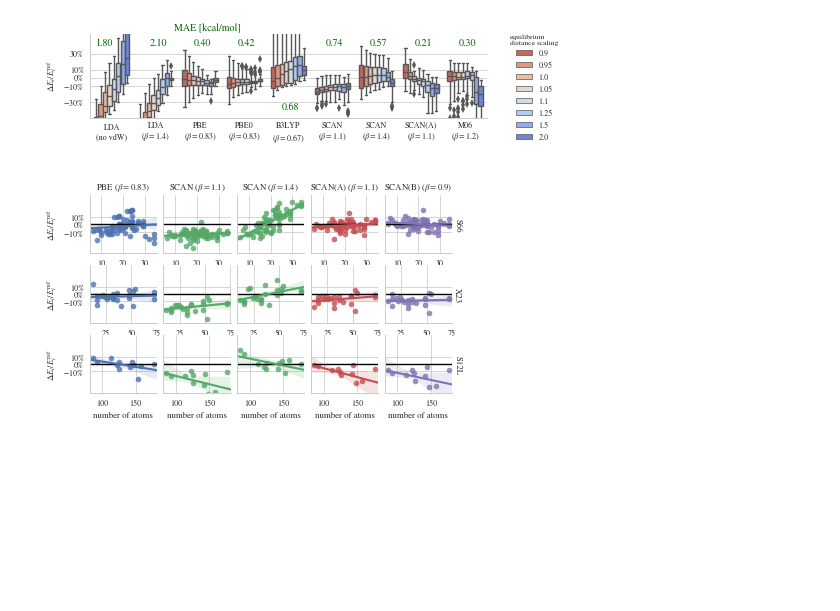
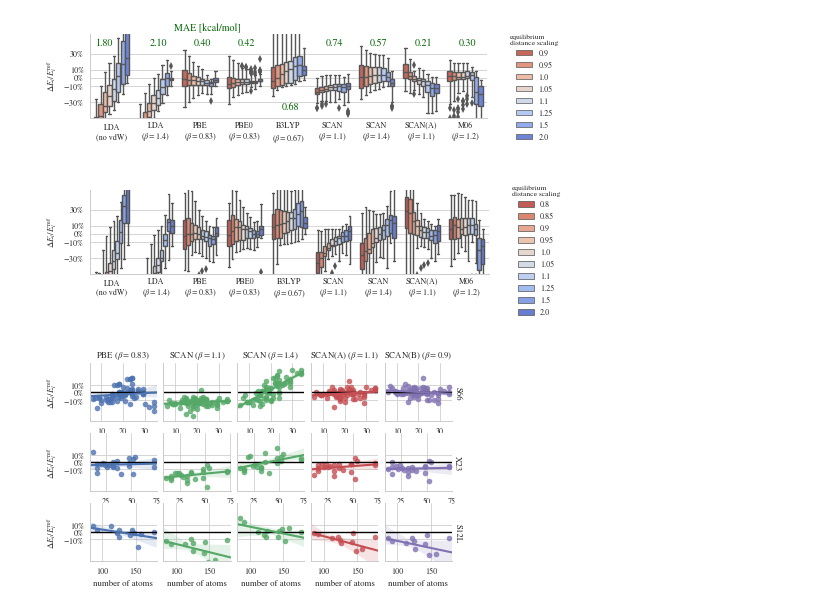
Before and after one commit to azag0/dft-vdw-range, a Jupyter notebook: src/2017-05-05-figures.ipynb, the cells around one changed output. Cells and saved outputs as stored; diff of their text form; code cells hidden in the pictures; blank space fills up the shorter version.

```diff
--- a/src/2017-05-05-figures.ipynb
+++ b/src/2017-05-05-figures.ipynb
@@ -115,14 +115,14 @@ def merge_scf_vdw(vdw, baseidx, scfidx, vdwidx, params):
 # %% [markdown]
 ## Figures
 # %%
-stats = pd.concat([merge_scf_vdw(
+stats_s66 = pd.concat([merge_scf_vdw(
     'mbd', ('S66x8', slice(None), 1.), (xc,), (6, beta), 'a beta'.split()
 ).reset_index() for xc, beta in [
     ('lda', 10.), ('lda', 1.4), ('pbe', .83), ('pbe0', .83),
     ('b3lyp', .67), ('scan', 1.1), ('scan', 1.4), ('m06', 1.2),
     ('scan(a)', 1.1), ('scan(b)', 0.9), ('scan(c)', 1.1)
 ]]).groupby(['xc', 'beta']).apply(get_stat)
-stats
+stats_s66
 # %% [output]
 |  |  | MAE | MARE | STD | mean | median |
 | xc | beta |  |  |  |  |  |
@@ -177,11 +177,54 @@ for i, key in enumerate(keys):
         x -= .2
     if key == ('b3lyp', .67):
         y = -.4
-    g.ax.text(x, y, '{:.2f}'.format(stats.loc[key, 'MAE']), color='darkgreen')
+    g.ax.text(x, y, '{:.2f}'.format(stats_s66.loc[key, 'MAE']), color='darkgreen')
 g.ax.text(1.4, .58, 'MAE [kcal/mol]', color='darkgreen')
 savefig('s66-dists')
 # %% [output]
 [figure]
+# %%
+def get_name(row):
+    name = row['xc'].upper()
+    name += '\n({})'.format(f'$\\beta={row["beta"]}$' if row['beta'] != 10. else 'no vdW')
+    return name
+
+keys = [
+    ('lda', 10.), ('lda', 1.4), ('pbe', .83), ('pbe0', .83),
+    ('b3lyp', .67), ('scan', 1.1), ('scan', 1.4), ('scan(a)', 1.1),
+    ('m06', 1.2),
+]
+
+with sns.color_palette(list(reversed(sns.color_palette('coolwarm', 10)))):
+    g = sns.factorplot(
+        data=pd.concat([merge_scf_vdw(
+            'mbd', ('X40x10', slice(None), slice(None)), (xc,), (6, beta), 'a beta'.split()
+        ).reset_index() for xc, beta in keys]).assign(
+            xc_beta=lambda x: x.apply(get_name, axis=1)
+        )
+        .rename(columns={'dist': 'equilibrium\ndistance scaling'}),
+        kind='box',
+        x='xc_beta',
+        y='reldelta',
+        hue='equilibrium\ndistance scaling',
+        whis=2.5,
+        aspect=3.2,
+        size=2.,
+        margin_titles=True
+    )
+sns.plt.ylim(-.5, .55)
+g.set_xlabels('')
+g.set_ylabels(r'$\Delta E_i/E_i^\mathrm{ref}$')
+g.set(yticks=[-.3, -.1, 0, .1, .3])
+g.set_yticklabels(['$-30\%$', '$-10\%$', '0%', '10%', '30%'])
+for i, key in enumerate(keys):
+    x, y = i-0.15, .4
+    if key == ('lda', 10.):
+        x -= .2
+    if key == ('b3lyp', .67):
+        y = -.4
+savefig('x40-dists')
+# %% [output]
+[figure, added]
 # %%
 def regplot(*args, **kwargs):
     sns.plt.axhline(color='black')
```
Also changed, not shown: 6 other files.
